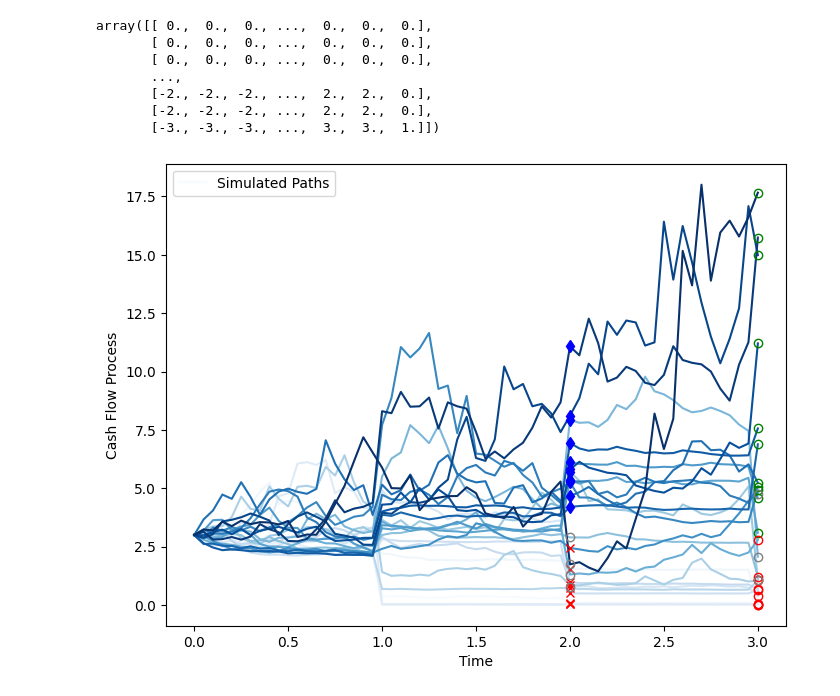
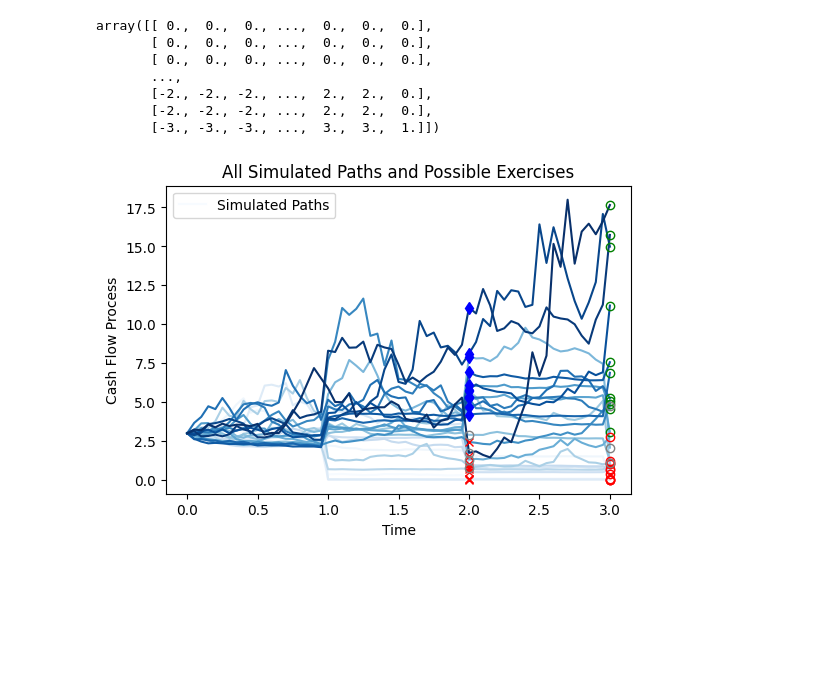
Before and after one commit to Alistair-Russell/Lean-Project-Valuation, a Jupyter notebook: lean_valuation.ipynb, the cells around one changed output. Saved outputs shown, nothing was run; the diff lists cells and outputs as text; code cells hidden in the pictures; blank space fills up the shorter version.

```diff
--- a/lean_valuation.ipynb
+++ b/lean_valuation.ipynb
@@ -19,14 +19,16 @@ from scipy.stats.distributions import lognorm, rv_frozen
 from pathlib import Path
 # %%
 # Simulation Parameters
-N = 25
-T = 3
-STEP = 20
+N = 25        # no simulations
+T = 3         # simulation periods
+STEP = 20     # timesteps per period
+DRIFT = 0.02  # cashflow drift rate
+VOL = 1.0     # cashflow volatility
+START = 3.0   # initial cashflow rate c0
+
+# Plotting constants
 TIME_ARRAY = np.linspace(0, T, STEP*T+1)
-
-DRIFT = 0.02
-VOL = 1.0
-START = 3.0
+FIGSIZE = (6,4)
 # %%
 class CashflowProcess:
     """Cashflow Process - Geometric Brownian Motion.(with optional drift).
@@ -255,26 +255,29 @@ while idx > 0:
 # %%
 # Helper Functions
 def d2sl(d):
-    """Dict to sorted list"""
+    """Convert dictionary to a sorted list"""
     return [v for k, v in sorted(d.items())]
 # %%
-# Plot exercise and continuation
+# Plot all exercises and continuation
 grey, green = "#dddddd", "#afe1af"
-figsize = (8, 6)
-plt.figure(figsize=figsize)
+plt.figure(figsize=FIGSIZE)
 plt.gca().set_prop_cycle(plt.cycler('color', plt.cm.Blues(np.linspace(0, 1, N))))
+
 plt.plot(TIME_ARRAY, cf_sorted)
 plt.plot(d2sl(completion_times), d2sl(completion_vals), "bd")
 plt.plot(d2sl(abandon_times), d2sl(abandon_vals), "rx")
 plt.plot(d2sl(success_times), d2sl(success_vals), "go", markerfacecolor='none')
 plt.plot(d2sl(failure_times), d2sl(failure_vals), "ro", markerfacecolor='none')
 plt.plot(d2sl(continue_times), d2sl(continue_vals), "o", color="grey", markerfacecolor='none')
+
+plt.title("All Simulated Paths and Possible Exercises")
 plt.legend(["Simulated Paths"])
 plt.xlabel("Time")
 plt.ylabel("Cash Flow Process")
+
 plt.show()
 # %% [output]
-[figure, old version]
+[figure, new version]
 # %%
 # Formatting for decision types
 FORMATS = {
```
Also changed, not shown: parts of 5 cells of this notebook.
